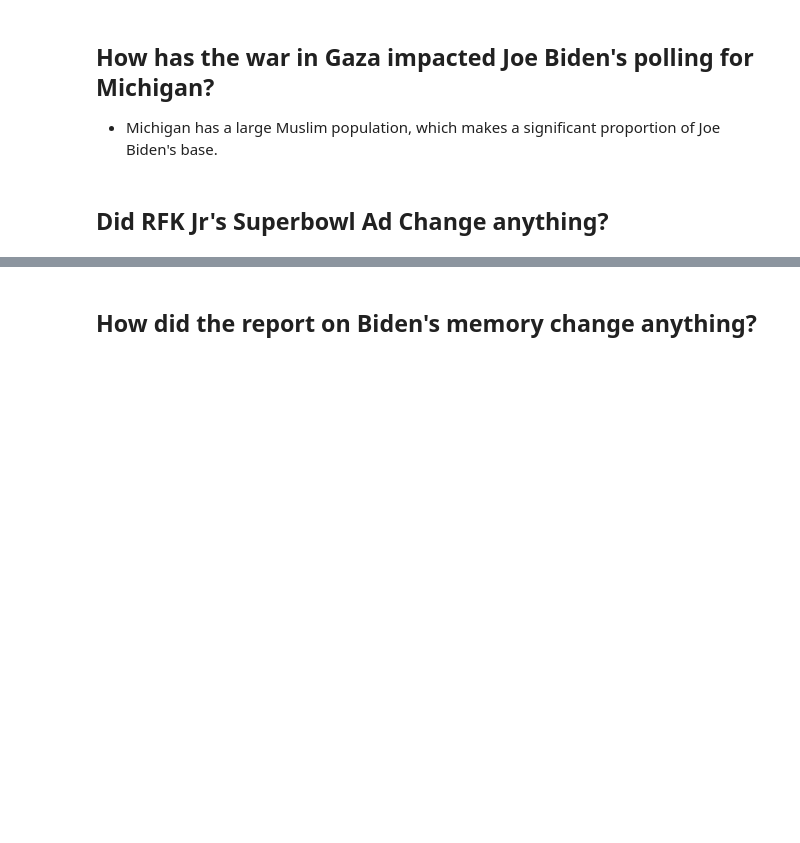
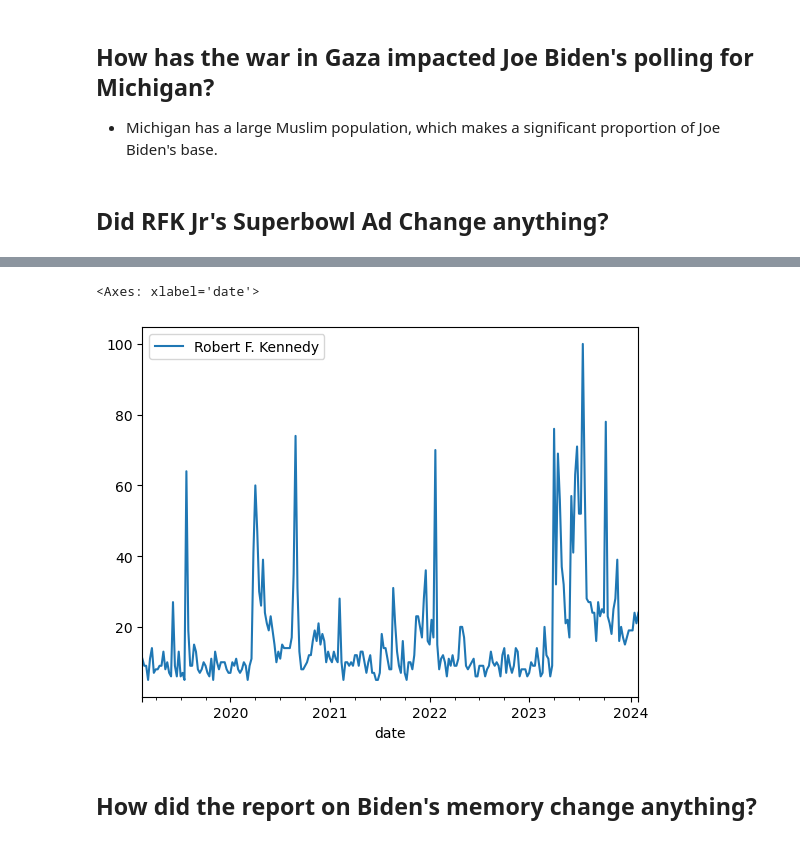
Before and after one commit to robertfeldstein/Election2024, a Jupyter notebook: battle_grounds.ipynb, the cells around one changed output, grey strips where cells are left out. Saved outputs shown, nothing was run; the diff lists cells and outputs as text; code cells hidden in the pictures; blank space fills up the shorter version.

Commit message:
Google Trends

```diff
--- a/battle_grounds.ipynb
+++ b/battle_grounds.ipynb
@@ -102,0 +108,15 @@ HTTPError: HTTP Error 429: unknown
+# %%
+#Look at google trends data
+
+from pytrends.request import TrendReq
+
+time.sleep(60)
+
+pytrends = TrendReq(hl='en-US', tz=360)
+
+kw_list = ['Robert F. Kennedy']
+
+pytrends.build_payload(kw_list, cat=0, timeframe='today 5-y', geo='', gprop='')
+
+interest_over_time_df = pytrends.interest_over_time()
+interest_over_time_df.head()
@@ -103,2 +131,7 @@ HTTPError: HTTP Error 429: unknown
+# %%
+interest_over_time_df.plot()
+# %% [output]
+<Axes: xlabel='date'>
+[figure, added]
 # %% [markdown]
 ## How did the report on Biden's memory change anything?
```
Also changed, not shown: parts of 11 cells of this notebook.
